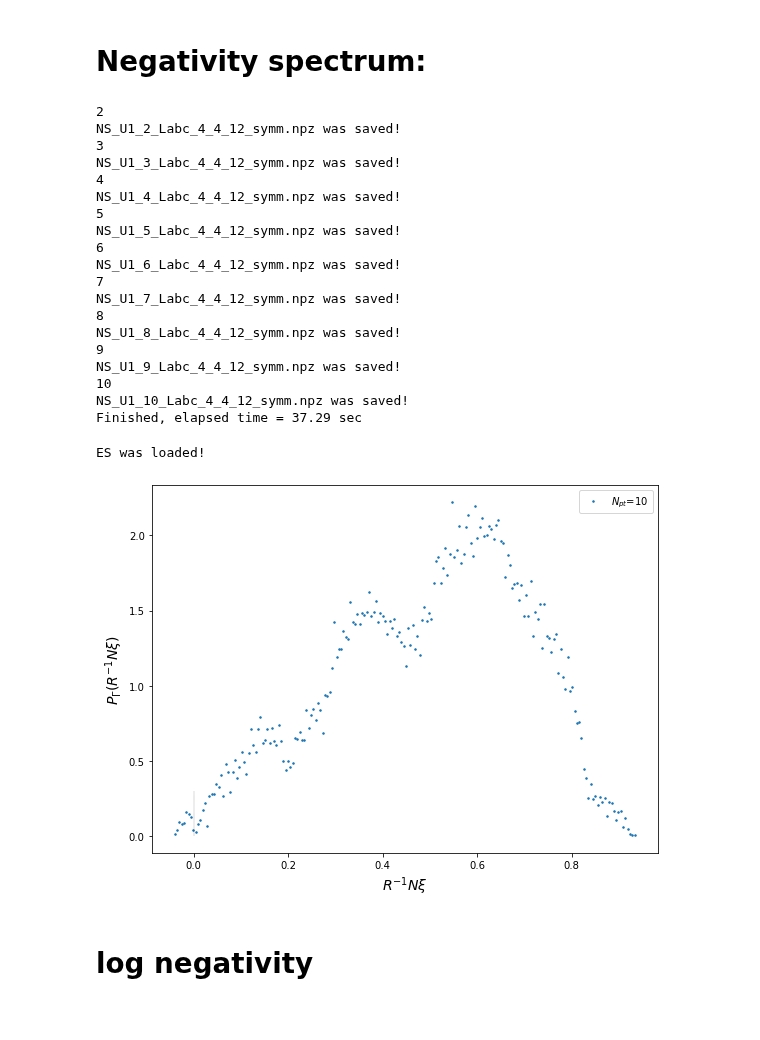
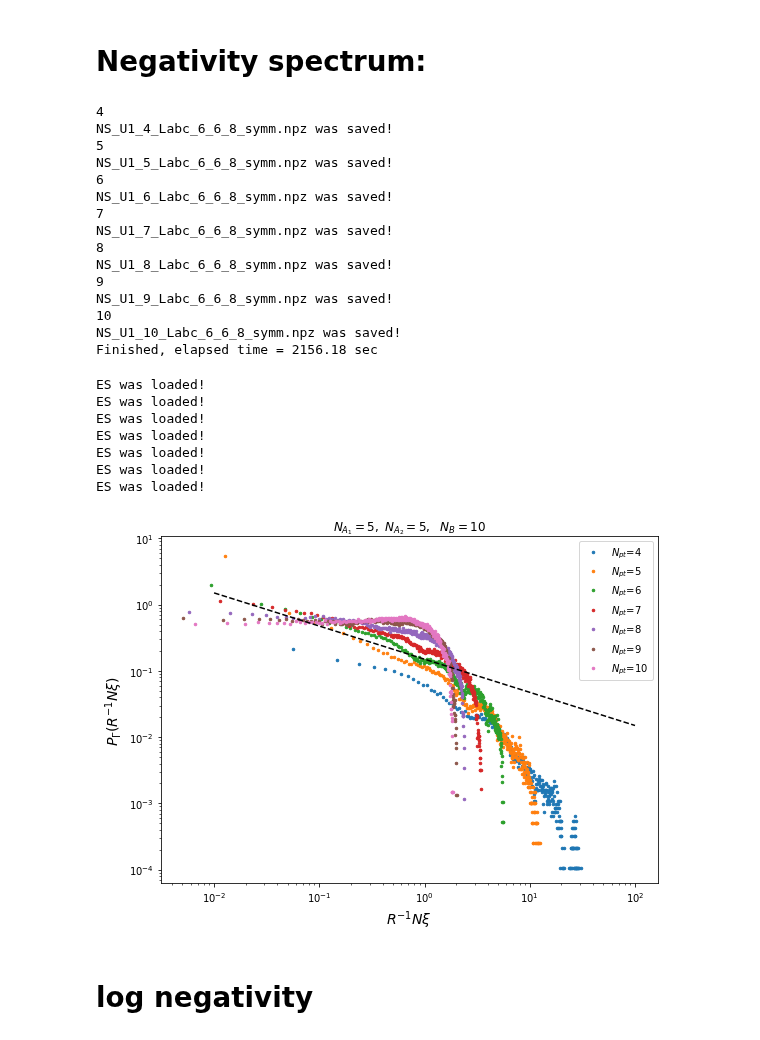
Before and after one commit to hassan-shap/RMT, a Jupyter notebook: U1_symmetry.ipynb, the cells around one changed output. Saved outputs shown, nothing was run; the diff lists cells and outputs as text; code cells hidden in the pictures.

```diff
--- a/U1_symmetry.ipynb
+++ b/U1_symmetry.ipynb
@@ -217,15 +245,15 @@ Nrep=100
 r=2 # local Hilbert space dim
 symm=1
 
-La=4
-Lb=4
+La=6
+Lb=6
 Na=r**La
 Nb=r**Lb
 
-Lc=14
+Lc=8
 
 # Npt_sw = [int((La+Lb+Lc)/2)] #np.arange(1,int((La+Lb+Lc)/2)+1)
-Npt_sw = np.arange(2,int((La+Lb+Lc)/2)+1)
+Npt_sw = np.arange(4,int((La+Lb+Lc)/2)+1)
 
 Nc=r**Lc
 
@@ -292,41 +320,39 @@ for i_N in range(len(Npt_sw)):
 elapsed = time.time() - t_timer
 print("Finished, elapsed time = %.2f " % (elapsed)+ "sec")
 # %% [output]
-2
-NS_U1_2_Labc_4_4_12_symm.npz was saved!
-3
-NS_U1_3_Labc_4_4_12_symm.npz was saved!
 4
-NS_U1_4_Labc_4_4_12_symm.npz was saved!
+NS_U1_4_Labc_6_6_8_symm.npz was saved!
 5
-NS_U1_5_Labc_4_4_12_symm.npz was saved!
+NS_U1_5_Labc_6_6_8_symm.npz was saved!
 6
-NS_U1_6_Labc_4_4_12_symm.npz was saved!
+NS_U1_6_Labc_6_6_8_symm.npz was saved!
 7
-NS_U1_7_Labc_4_4_12_symm.npz was saved!
+NS_U1_7_Labc_6_6_8_symm.npz was saved!
 8
-NS_U1_8_Labc_4_4_12_symm.npz was saved!
+NS_U1_8_Labc_6_6_8_symm.npz was saved!
 9
-NS_U1_9_Labc_4_4_12_symm.npz was saved!
+NS_U1_9_Labc_6_6_8_symm.npz was saved!
 10
-NS_U1_10_Labc_4_4_12_symm.npz was saved!
-Finished, elapsed time = 37.29 sec
+NS_U1_10_Labc_6_6_8_symm.npz was saved!
+Finished, elapsed time = 2156.18 sec
 # %%
 out_dir = 'data/'
 r=2 # local Hilbert space dim
 symm=1
 
 
-La=4
-Lb=4
+Labc=20
+La=5
+Lb=5
+Lab = La+Lb
 Na=r**La
 Nb=r**Lb
 
-Lc=12
+Lc=Labc-Lab
 
 # Npt_sw = [int((La+Lb+Lc)/2)] #np.arange(1,int((La+Lb+Lc)/2)+1)
-# Npt_sw = np.arange(4,10)#int((La+Lb+Lc)/2)+1)
-Npt_sw = [10]
+Npt_sw = np.arange(4,11)#int((La+Lb+Lc)/2)+1)
+# Npt_sw = [4]
 
 def semicirc_dist(N,Q,x,x0):
     # my Q is from Ludwig's paper
@@ -353,10 +379,10 @@ for i_N in range(len(Npt_sw)):
     print('ES was loaded!')
 
     if r**Lc > 4* r**(La+Lb)+1:
-        num_bins = 200
+        num_bins = 400
 #         print(L)
     else:
-        num_bins = 200
+        num_bins = 400
 
     n, bin_edges = np.histogram(v1T, bins=num_bins)
     bins_center= (bin_edges[0:num_bins]+ bin_edges[1:])/2
@@ -366,45 +392,57 @@ for i_N in range(len(Npt_sw)):
     else:
         n= n/np.sum(n)/(bin_edges[1]-bin_edges[0])
 
-    plt.plot(bins_center,n,'.',markersize=3,color='C%d' % (i_N), label='$N_{pt}$=%d' % (Npt))
+    plt.plot(bins_center,n,'.',markersize=5,color='C%d' % (i_N), label='$N_{pt}$=%d' % (Npt))
 
 #     xplot=np.linspace(-1.9,2.9,1000)
 #     xplot=np.linspace(-1.1,3.1,1000)
 #     if symm==1:
 #         fx1= semicirc_dist(Nab_r/r,Na*Nb/r**(Lc+1),xplot,0)*(r-1)/r
 #         fx2= semicirc_dist(Nab_r/r,Na*Nb/r**(Lc+1),xplot,1)/r
 #         plt.plot(xplot,np.real(fx1+fx2),color='C%d' % (i_l))
 #     else:
 #         fx= semicirc_dist(Nab_r,Na*Nb/r**Lc,xplot,1)
 #         plt.plot(xplot,np.real(fx),color='C%d' % (i_l))
 
 
+xx = np.logspace(-2,2)
+plt.plot(xx, 0.15/xx**0.5,"k--")
+
 lw=0.2
-ymax=0.3
+ymax=0.5
 plt.plot( [0,0],[0,ymax],'k--',linewidth=lw)
-# plt.xscale("log")
-# plt.yscale("log")
+plt.xscale("log")
+plt.yscale("log")
 # plt.ylim(-0.01,ymax)
-# plt.xlim(-0.1,1)
+# plt.xlim(-0.8,2.2)
+# plt.xlim(-20,20)
 # plt.yticks(np.arange(0.,ymax+0.1,0.5))
 plt.legend()
 fsize=14
 if symm==1:
     plt.ylabel(r'$P_\Gamma(R^{-1} N \xi)$',fontsize = fsize)
     plt.xlabel(r"$R^{-1} N \xi$",fontsize = fsize)
 else:
     plt.ylabel(r'$P_\Gamma(N \xi)$',fontsize = fsize)
     plt.xlabel(r"$N \xi$",fontsize = fsize)
 
+plt.title(r'$N_{A_1} = %d,\ N_{A_2} = %d,\ \ N_{B}=%d$' % (La,Lb,Lc))
+
 plt.tight_layout()
 # if symm==1:
 #     plt.savefig('figs/NS_r_%d_LA_%d_symm.pdf' % (r,La+Lb))
 # else:
 #     plt.savefig('figs/NS_r_%d_LA_%d.pdf' % (r,La+Lb))
 plt.show()
 # %% [output]
 ES was loaded!
+ES was loaded!
+ES was loaded!
+ES was loaded!
+ES was loaded!
+ES was loaded!
+ES was loaded!
-[figure, old version]
+[figure, new version]
 # %% [markdown]
 # log negativity
 # %%
```
Also changed, not shown: parts of 4 cells of this notebook, 11 other files.
